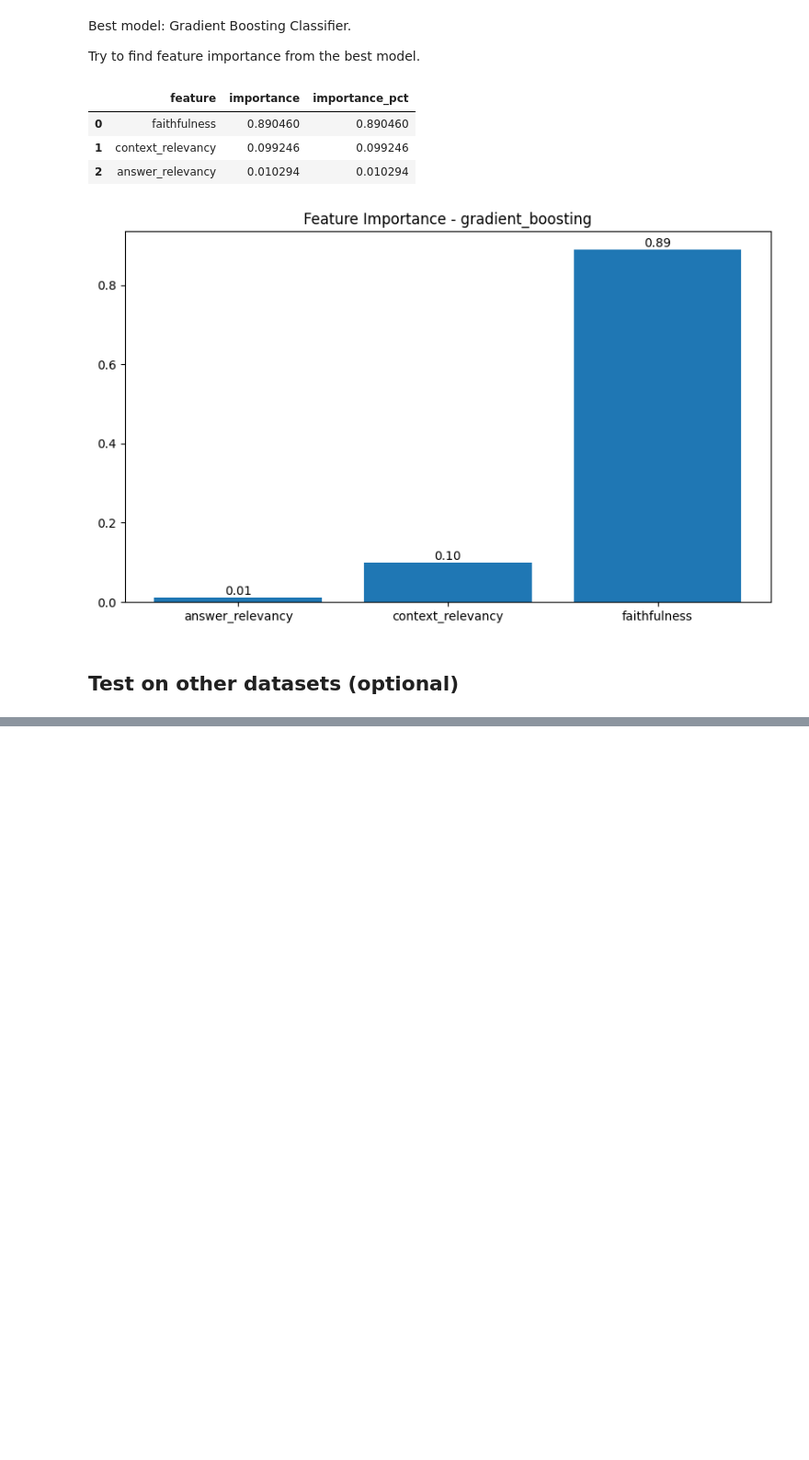
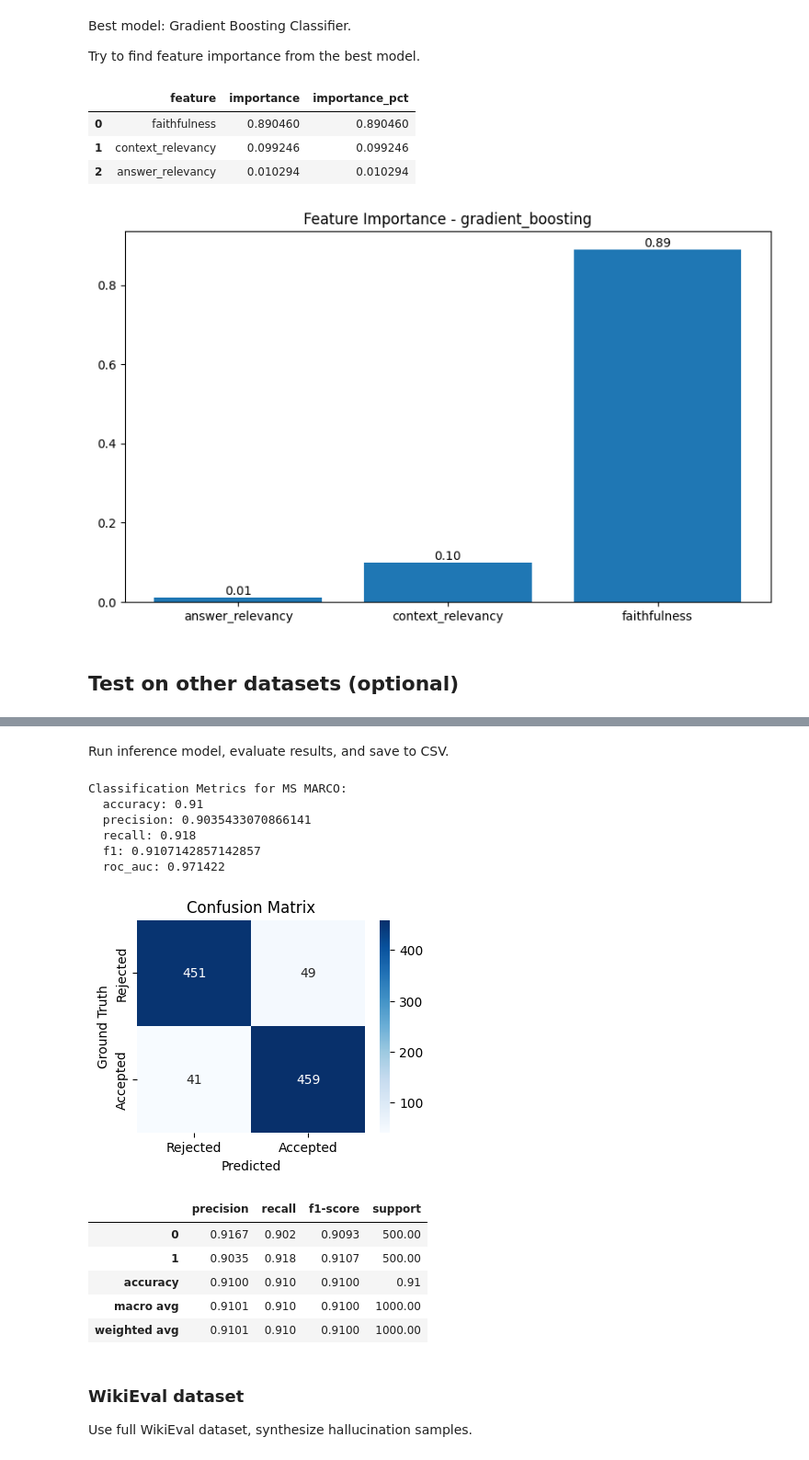
Before and after one commit to Htaaxx/ragas-evaluation, a Jupyter notebook: notebooks/filter-with-ragas.ipynb, the cells around one changed output, grey strips where cells are left out. Shown at 92% size. Drawn from its saved outputs; the diff is of its cells as text; code cells hidden in the pictures; blank space fills up the shorter version.

Commit message:
add: ragas_filter module, test on MS macro, wikieval

```diff
--- a/notebooks/filter-with-ragas.ipynb
+++ b/notebooks/filter-with-ragas.ipynb
@@ -183,7 +153,7 @@ None
 # %% [markdown]
 Load features and labels
 # %%
-feature_df = pd.read_csv(FEATURE_PATH)
+feature_df = pd.read_csv(OUTPUT_TRAIN_DIR / "asqa_ragas_features.csv")
 print(feature_df.shape)
 # %% [output]
 (8706, 5)
@@ -906,0 +388,25 @@ Done.
+# %%
+metric_names = [
+    "faithfulness",
+    "answer_relevancy",
+    "context_relevancy",
+]
+
+evaluator = RAGAS(
+    metrics=metric_names,
+
+    # OpenAI models
+    llm_model="gpt-4o-mini",
+    embedding_model="text-embedding-3-small",
+
+    # optional
+    api_key=OPENAI_API_KEY,
+
+    # optional
+    temperature=0,
+)
+
+
+extractor = RagasFeatureExtractor(ragas_evaluator=evaluator, feature_cols=metric_names)
+
+ragas_filter = RagasFilter(model_path=best_model_path, feature_extractor=extractor, output_dir=OUTPUT_FILTER)
@@ -906,0 +455,4 @@ Done.
+# %%
+ms_marco_df = pd.read_csv(MS_PATH)
+print(ms_marco_df.shape)
+display(ms_marco_df.head())
@@ -906,0 +469,8 @@ Done.
+# %%
+ms_feature_df = extractor.transform(data=ms_marco_df,
+                                    feature_path=OUTPUT_FILTER/"msmarco_ragas_features.csv",
+                                    checkpoint_path=OUTPUT_FILTER/"msmarco_ragas_checkpoints.csv")
+print(f"Save RAGAS features to {OUTPUT_FILTER/'msmarco_ragas_features.csv'}")
+print(ms_feature_df.shape)
+display(ms_feature_df.head())
+display(ms_feature_df.describe().T)
@@ -906,0 +492,25 @@ Done.
+# %% [markdown]
+Run inference model, evaluate results, and save to CSV.
+# %%
+msmacro_filter= ragas_filter.run(data=ms_marco_df, feature_df=ms_feature_df,
+                                                    filter_path=OUTPUT_FILTER/"msmarco_filtered.csv",
+                                                    data_name="msmarco", eval_mode="classification")
+
+plot_evaluation_results(msmacro_filter["evaluation"], "MS MARCO")
+# %% [output]
+Classification Metrics for MS MARCO:
+  accuracy: 0.91
+  precision: 0.9035433070866141
+  recall: 0.918
+  f1: 0.9107142857142857
+  roc_auc: 0.971422
+[figure, added]
+|  | precision | recall | f1-score | support |
+| 0 | 0.9167 | 0.902 | 0.9093 | 500.00 |
+| 1 | 0.9035 | 0.918 | 0.9107 | 500.00 |
+| accuracy | 0.9100 | 0.910 | 0.9100 | 0.91 |
+| macro avg | 0.9101 | 0.910 | 0.9100 | 1000.00 |
+| weighted avg | 0.9101 | 0.910 | 0.9100 | 1000.00 |
+# %% [markdown]
+### WikiEval dataset
+Use full WikiEval dataset, synthesize hallucination samples.
```
Also changed, not shown: parts of 21 cells of this notebook, 20 other files.
